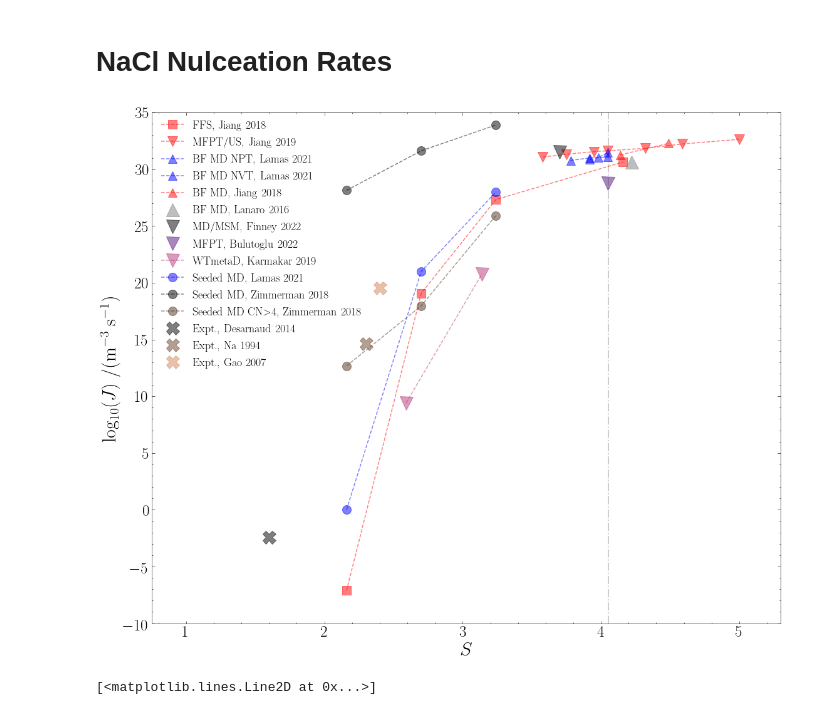
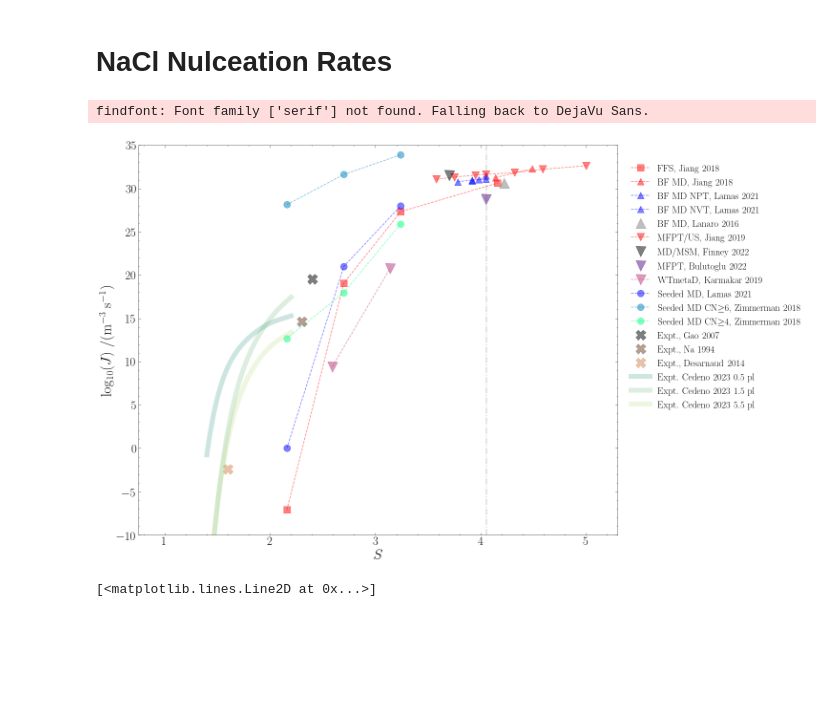
Before and after one commit to mme-ucl/NaCl_water_Nucleation_Rates, a Jupyter notebook: rates.ipynb, the cells around one changed output. Cells and saved outputs as stored; diff of their text form; code cells hidden in the pictures; blank space fills up the shorter version.

```diff
--- a/rates.ipynb
+++ b/rates.ipynb
@@ -99,43 +99,57 @@ Na_xpt = pd.DataFrame([[2.3, 14.62]], columns=['S', 'J'])
 msp=14
 
 fig,ax = plt.subplots(1,1,figsize=(18,15))
 ax.plot([4.054, 4.054], [-20,50],"k-.",linewidth=2,alpha=0.2)
 
 Jiang_FFS.plot(ax=ax, x="S", y = "J", label='FFS, Jiang 2018', legend = False, style="rs--", ms=msp, alpha=0.5)
-Jiang_MFPT.plot(ax=ax, x="S", y = "J", label='MFPT/US, Jiang 2019', legend = False, style="rv--", ms=1.1*msp, alpha=0.5)
 
+Jiang_bruteforce_2018.plot(ax=ax, x="S", y = "J", label='BF MD, Jiang 2018', legend = False, style="r^--", ms=msp, alpha=0.5)
 Lamas_bruteforce_NPT.plot(ax=ax, x="S", y = "J", label='BF MD NPT, Lamas 2021', legend = False, style="b^--", ms=msp, alpha=0.5)
 Lamas_bruteforce_NVT.plot(ax=ax, x="S", y = "J", label='BF MD NVT, Lamas 2021', legend = False, style="b^--", ms=msp, alpha=0.5)
-Jiang_bruteforce_2018.plot(ax=ax, x="S", y = "J", label='BF MD, Jiang 2018', legend = False, style="r^--", ms=msp, alpha=0.5)
 Lanaro_bruteforce.plot(ax=ax, x="S", y = "J", label='BF MD, Lanaro 2016', legend = False, style="C7^", ms=1.5*msp , alpha=0.5)
 
+Jiang_MFPT.plot(ax=ax, x="S", y = "J", label='MFPT/US, Jiang 2019', legend = False, style="rv--", ms=1.1*msp, alpha=0.5)
 color=iter(cm.magma(np.linspace(0,1,5)))
 Finney_MSM.plot(ax=ax, x="S", y = "J", label='MD/MSM, Finney 2022', legend = False, style="v", ms=1.5*msp, alpha=0.5, c=next(color))
 Bulutoglu_MFPT.plot(ax=ax, x="S", y = "J", label='MFPT, Bulutoglu 2022', legend = False, style="v", ms=1.5*msp, alpha=0.5, c=next(color))
 Karmakar_wtmetad.plot(ax=ax, x="S", y = "J", label='WTmetaD, Karmakar 2019', legend = False, style="v--", ms=1.5*msp, alpha=0.5, c=next(color))
 
 Lamas_seeded.plot(ax=ax, x="S", y = "J", label='Seeded MD, Lamas 2021', legend = False, style="bo--", ms=msp , alpha=0.5)
 
-color=iter(cm.copper(np.linspace(0,1,5)))
-
-Zimmerman_seeded.plot(ax=ax, x="S", y = "J", label='Seeded MD, Zimmerman 2018', legend = False, style="o--", ms=msp , c=next(color),alpha=0.5)
+color=iter(cm.winter(np.linspace(0,1,3)))
+c=next(color)
+Zimmerman_seeded.plot(ax=ax, x="S", y = "J", label='Seeded MD CN$\geq$6, Zimmerman 2018', legend = False, style="o--", ms=msp , c=next(color),alpha=0.5)
 #Zimmerman_CN5.plot(ax=ax, x="S", y = "J", label='Seeded MD CN$>$5, Zimmerman 2018', legend = False, style="o--", ms=msp, c=next(color), alpha=0.5)
-Zimmerman_CN4.plot(ax=ax, x="S", y = "J", label='Seeded MD CN$>$4, Zimmerman 2018', legend = False, style="o--", ms=msp, c=next(color), alpha=0.5)
+Zimmerman_CN4.plot(ax=ax, x="S", y = "J", label='Seeded MD CN$\geq$4, Zimmerman 2018', legend = False, style="o--", ms=msp, c=next(color), alpha=0.5)
 #Zimmerman_CN1.plot(ax=ax, x="S", y = "J", label='Seeded MD CN$>$1, Zimmerman 2018', legend = False, style="o--", ms=msp, c=next(color), alpha=0.5)
 
 color=iter(cm.copper(np.linspace(0,1,4)))
+Gao_xpt.plot(ax=ax, x="S", y = "J", label='Expt., Gao 2007', legend = False, style="X", ms=1.5*msp , c=next(color), alpha=0.5)
+Na_xpt.plot(ax=ax, x="S", y = "J", label='Expt., Na 1994', legend = False, style="X", ms=1.5*msp , c=next(color), alpha=0.5)
 Desarnaud_xpt.plot(ax=ax, x="S", y = "J", label='Expt., Desarnaud 2014', legend = False, style="X", ms=1.5*msp, c=next(color), alpha=0.5)
-Na_xpt.plot(ax=ax, x="S", y = "J", label='Expt., Na 1994', legend = False, style="X", ms=1.5*msp , c=next(color), alpha=0.5)
-Gao_xpt.plot(ax=ax, x="S", y = "J", label='Expt., Gao 2007', legend = False, style="X", ms=1.5*msp , c=next(color), alpha=0.5)
+
+
+
+#https://arxiv.org/abs/2301.11088
+S = np.linspace(1.4,2.2,500)
+Cedeno_05 = 160.12*S**5 - 1551.3*S**4 + 6011.9*S**3 - 11662*S**2 + 11343*S - 4421.8
+Cedeno_15 = 165.73*S**5 - 1671.6*S**4 + 6763.7*S**3 - 13743*S**2 + 14056*S - 5792.4
+Cedeno_55 = 154.05*S**5 - 1542.7*S**4 + 6199.9*S**3 - 12519*S**2 + 12731*S - 5219.9
+
+color=iter(cm.summer(np.linspace(0,1,4)))
+ax.plot(S,Cedeno_05,'-',label='Expt. Cedeno 2023 0.5 pl',c=next(color),linewidth=10.0,alpha=0.2)
+ax.plot(S,Cedeno_15,'-',label='Expt. Cedeno 2023 1.5 pl',c=next(color),linewidth=10.0,alpha=0.2)
+ax.plot(S,Cedeno_55,'-',label='Expt. Cedeno 2023 5.5 pl',c=next(color),linewidth=10.0,alpha=0.2)
 
 ax.set_ylim(-10,35)
 ax.set_xlim(0.75,5.3)
-ax.legend(loc='lower right', bbox_to_anchor=(0.35, 0.48),frameon=False, fontsize=18)
+ax.legend(loc='lower right', bbox_to_anchor=(1.4, 0.3),frameon=False, fontsize=20)
 ax.set_xlabel(r'$S$',fontsize=30)
 ax.set_ylabel(r'log$_{10}(J)$ /(m$^{-3}$ s$^{-1}$)',fontsize=30)
 plt.savefig('rates.png', dpi=600, bbox_inches='tight',transparent=True)
 # %% [output]
+findfont: Font family ['serif'] not found. Falling back to DejaVu Sans.
-[figure, old version]
+[figure, new version]
 # %%
 molal = np.linspace(0.1,15,1000)
 a = 0.568
```
Also changed, not shown: 1 other file.
